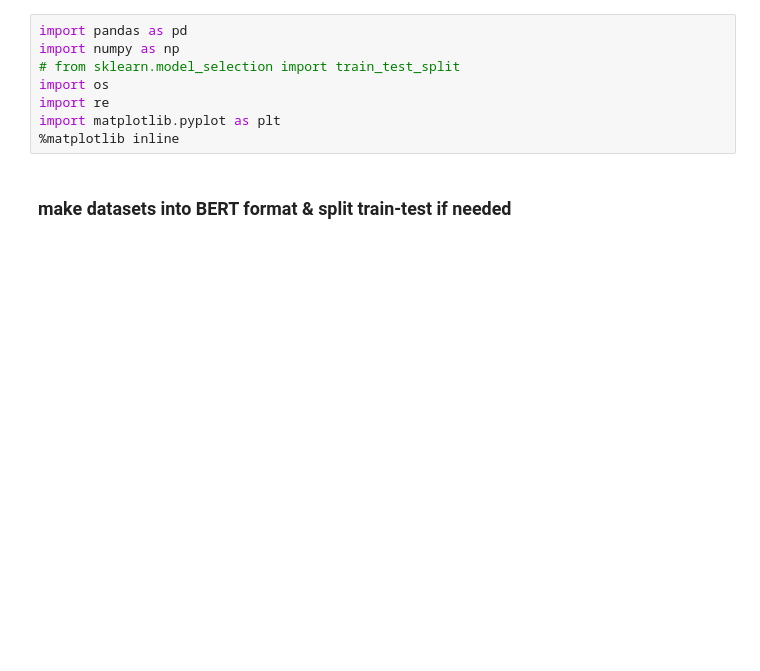
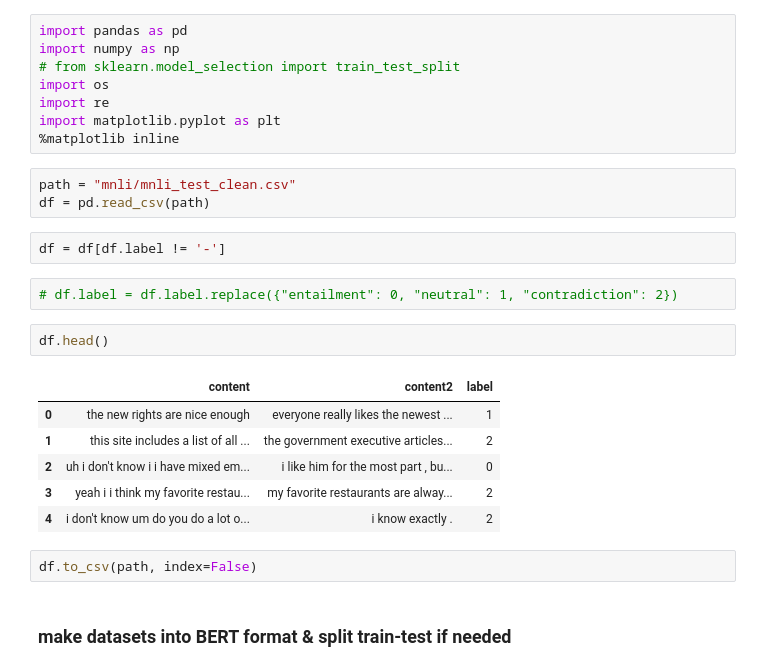
Before and after one commit to gallilmaimon/LUNATC, a Jupyter notebook: data/preprocess data.ipynb, the cells around one changed output. Cells and saved outputs as stored; diff of their text form; blank space fills up the shorter version.

```diff
--- a/data/preprocess data.ipynb
+++ b/data/preprocess data.ipynb
@@ -8,6 +8,24 @@ import os
 import re
 import matplotlib.pyplot as plt
 %matplotlib inline
+# %%
+path = "mnli/mnli_test_clean.csv"
+df = pd.read_csv(path)
+# %%
+df = df[df.label != '-']
+# %%
+# df.label = df.label.replace({"entailment": 0, "neutral": 1, "contradiction": 2})
+# %%
+df.head()
+# %% [output]
+|  | content | content2 | label |
+| 0 | the new rights are nice enough | everyone really likes the newest ... | 1 |
+| 1 | this site includes a list of all ... | the government executive articles... | 2 |
+| 2 | uh i don't know i i have mixed em... | i like him for the most part , bu... | 0 |
+| 3 | yeah i i think my favorite restau... | my favorite restaurants are alway... | 2 |
+| 4 | i don't know um do you do a lot o... | i know exactly . | 2 |
+# %%
+df.to_csv(path, index=False)
 # %% [markdown]
 ### make datasets into BERT format & split train-test if needed
 # %% [markdown]
```
Also changed, not shown: parts of 15 cells of this notebook, 1 other file.
